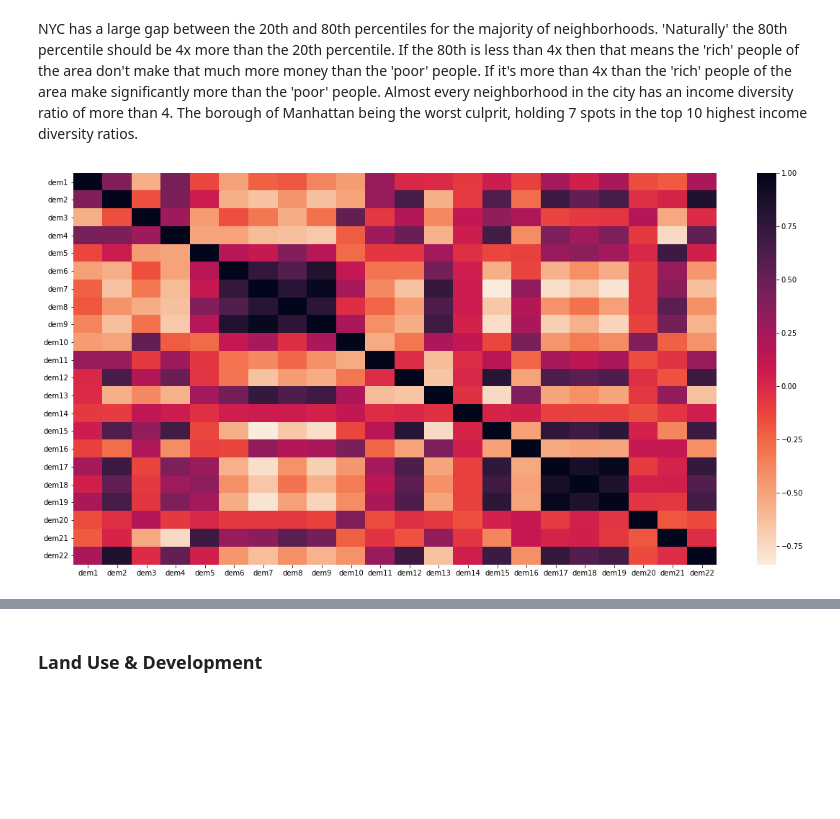
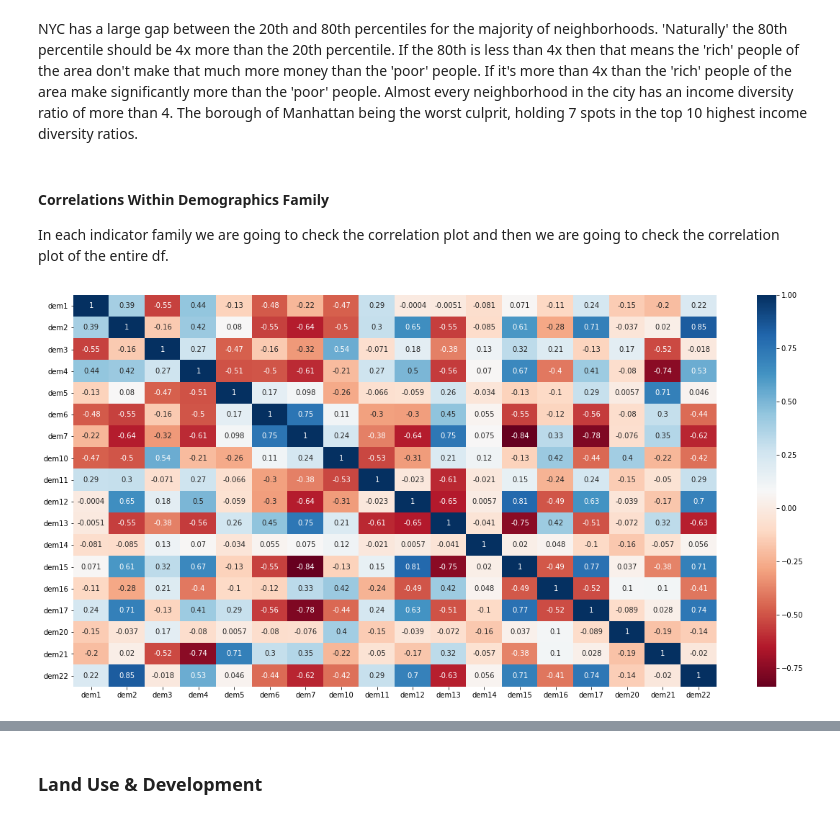
Before and after one commit to Williamdst/Bike-Share-USA, a Jupyter notebook: IV_Classification.ipynb, the cells around one changed output, grey strips where cells are left out. Cells and saved outputs as stored; diff of their text form; code cells hidden in the pictures; blank space fills up the shorter version.

```diff
--- a/IV_Classification.ipynb
+++ b/IV_Classification.ipynb
@@ -166,7 +151,10 @@ dem[['dem5']].boxplot()
 # %% [markdown]
 NYC has a large gap between the 20th and 80th percentiles for the majority of neighborhoods. 'Naturally' the 80th percentile should be 4x more than the 20th percentile. If the 80th is less than 4x then that means the 'rich' people of the area don't make that much more money than the 'poor' people. If it's more than 4x than the 'rich' people of the area make significantly more than the 'poor' people. Almost every neighborhood in the city has an income diversity ratio of more than 4. The borough of Manhattan being the worst culprit, holding 7 spots in the top 10 highest income diversity ratios.
+# %% [markdown]
+#### Correlations Within Demographics Family
+In each indicator family we are going to check the correlation plot and then we are going to check the correlation plot of the entire df.
 # %%
 plt.figure(figsize=(20,10))
-sns.heatmap(dem.corr(), cmap='rocket_r');
+sns.heatmap(dem.corr(), cmap='RdBu', annot=True);
 # %% [output]
-[figure, old version]
+[figure, new version]
```
Also changed, not shown: parts of 19 cells of this notebook, 1 other file.
